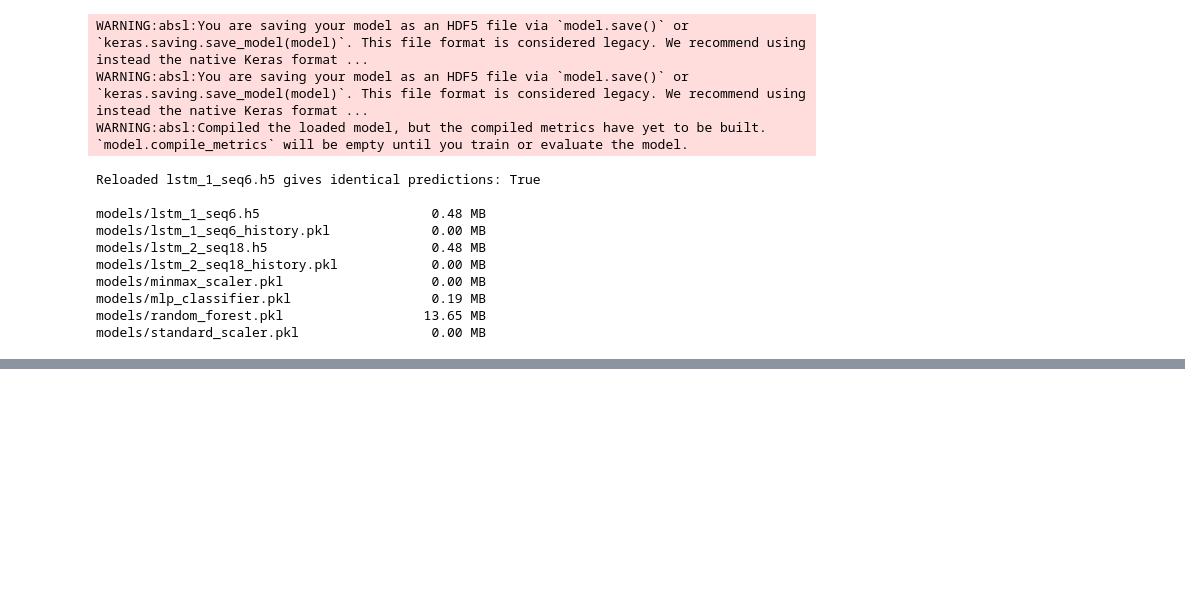
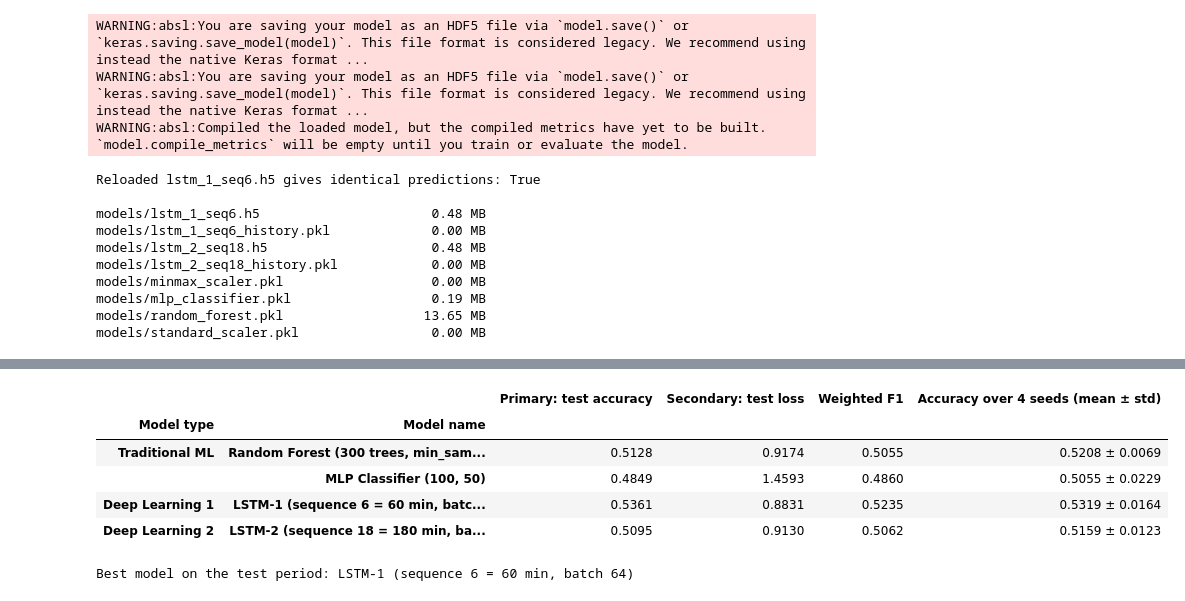
Before and after one commit to phu1009/COS40007---AI-Engineering-, a Jupyter notebook: Portfolio Assessment 3/notebook code/portfolio_assessment_3.ipynb, the cells around one changed output, grey strips where cells are left out. Saved outputs shown, nothing was run; the diff lists cells and outputs as text; code cells hidden in the pictures; blank space fills up the shorter version.

```diff
--- a/Portfolio Assessment 3/notebook code/portfolio_assessment_3.ipynb
+++ b/Portfolio Assessment 3/notebook code/portfolio_assessment_3.ipynb
@@ -851,0 +856,31 @@ models/standard_scaler.pkl                 0.00 MB
+# %%
+master = pd.DataFrame([
+    {"Model type": "Traditional ML", "Model name": "Random Forest (300 trees, min_samples_leaf=5)", "key": "Random Forest",
+     "acc": results_A.loc["Random Forest", "test_accuracy"], "loss": results_A.loc["Random Forest", "test_log_loss"],
+     "f1": results_A.loc["Random Forest", "weighted_F1"]},
+    {"Model type": "Traditional ML", "Model name": "MLP Classifier (100, 50)", "key": "MLP Classifier",
+     "acc": results_A.loc["MLP Classifier", "test_accuracy"], "loss": results_A.loc["MLP Classifier", "test_log_loss"],
+     "f1": results_A.loc["MLP Classifier", "weighted_F1"]},
+] + [
+    {"Model type": f"Deep Learning {i + 1}", "Model name": f"{n} (sequence {SEQ_LENGTHS[n]} = {SEQ_LENGTHS[n] * 10} min, batch {BEST_BATCH})",
+     "key": f"{n} ({SEQ_LENGTHS[n]} steps)", "acc": results_B.loc[f"{n} ({SEQ_LENGTHS[n]} steps)", "test_accuracy"],
+     "loss": results_B.loc[f"{n} ({SEQ_LENGTHS[n]} steps)", "test_loss"],
+     "f1": results_B.loc[f"{n} ({SEQ_LENGTHS[n]} steps)", "weighted_F1"]}
+    for i, n in enumerate(lstm_models)])
+master["seeds"] = [f"{seed_summary.loc[k, 'mean']:.4f} ± {seed_summary.loc[k, 'std']:.4f}" for k in master["key"]]
+master_table = master[["Model type", "Model name", "acc", "loss", "f1", "seeds"]].rename(columns={
+    "acc": "Primary: test accuracy", "loss": "Secondary: test loss", "f1": "Weighted F1",
+    "seeds": "Accuracy over 4 seeds (mean ± std)"}).set_index(["Model type", "Model name"])
+display(master_table.style.format({"Primary: test accuracy": "{:.4f}", "Secondary: test loss": "{:.4f}", "Weighted F1": "{:.4f}"})
+        .highlight_max(subset=["Primary: test accuracy", "Weighted F1"], color="#d6e6f8")
+        .highlight_min(subset=["Secondary: test loss"], color="#d6e6f8"))
+best_overall = master.loc[master["acc"].idxmax(), "Model name"]
+print(f"Best model on the test period: {best_overall}")
+# %% [output]
+|  |  | Primary: test accuracy | Secondary: test loss | Weighted F1 | Accuracy over 4 seeds (mean ± std) |
+| Model type | Model name |  |  |  |  |
+| Traditional ML | Random Forest (300 trees, min_sam... | 0.5128 | 0.9174 | 0.5055 | 0.5208 ± 0.0069 |
+|  | MLP Classifier (100, 50) | 0.4849 | 1.4593 | 0.4860 | 0.5055 ± 0.0229 |
+| Deep Learning 1 | LSTM-1 (sequence 6 = 60 min, batc... | 0.5361 | 0.8831 | 0.5235 | 0.5319 ± 0.0164 |
+| Deep Learning 2 | LSTM-2 (sequence 18 = 180 min, ba... | 0.5095 | 0.9130 | 0.5062 | 0.5159 ± 0.0123 |
+Best model on the test period: LSTM-1 (sequence 6 = 60 min, batch 64)
```
Also changed, not shown: parts of 4 cells of this notebook, 2 other files.
